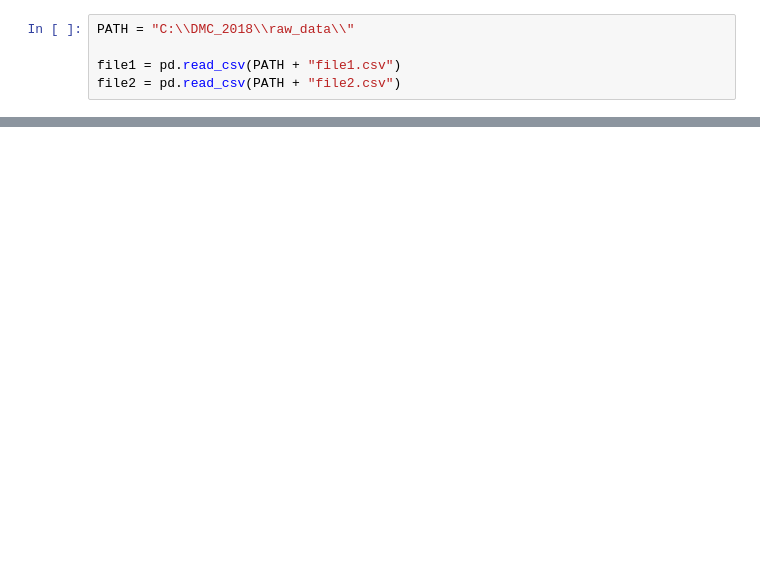
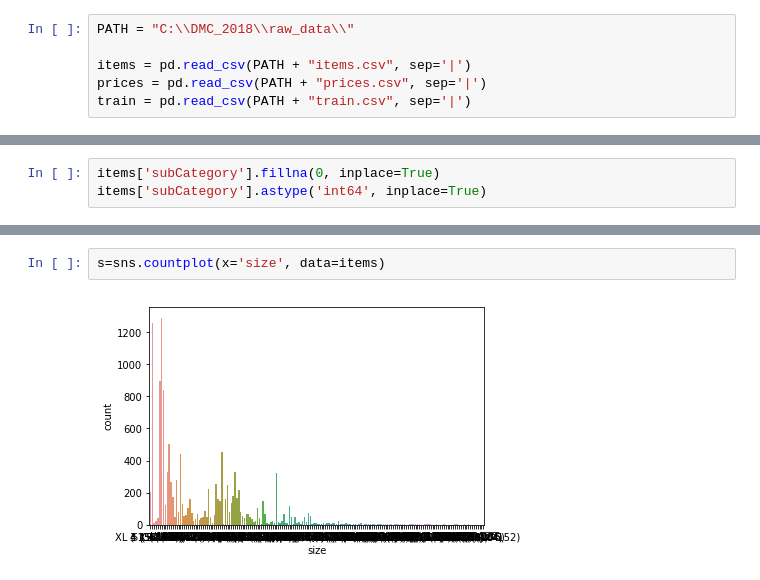
Before and after one commit to TomaszStepien/Data-Mining-Cup-2018, a Jupyter notebook: EDA.ipynb, the cells around one changed output, grey strips where cells are left out. Cells and saved outputs as stored; diff of their text form; blank space fills up the shorter version.

Commit message:
added basic EDA for items and prices

```diff
--- a/EDA.ipynb
+++ b/EDA.ipynb
@@ -17,5 +11,6 @@ plt.show()
 # %%
 PATH = "C:\\DMC_2018\\raw_data\\"
 
-file1 = pd.read_csv(PATH + "file1.csv")
-file2 = pd.read_csv(PATH + "file2.csv")
+items = pd.read_csv(PATH + "items.csv", sep='|')
+prices = pd.read_csv(PATH + "prices.csv", sep='|')
+train = pd.read_csv(PATH + "train.csv", sep='|')
@@ -21,0 +84,3 @@ file2 = pd.read_csv(PATH + "file2.csv")
+# %%
+items['subCategory'].fillna(0, inplace=True)
+items['subCategory'].astype('int64', inplace=True)
@@ -21,0 +105,4 @@ file2 = pd.read_csv(PATH + "file2.csv")
+# %%
+s=sns.countplot(x='size', data=items)
+# %% [output]
+[figure, added]
```
Also changed, not shown: parts of 25 cells of this notebook.
